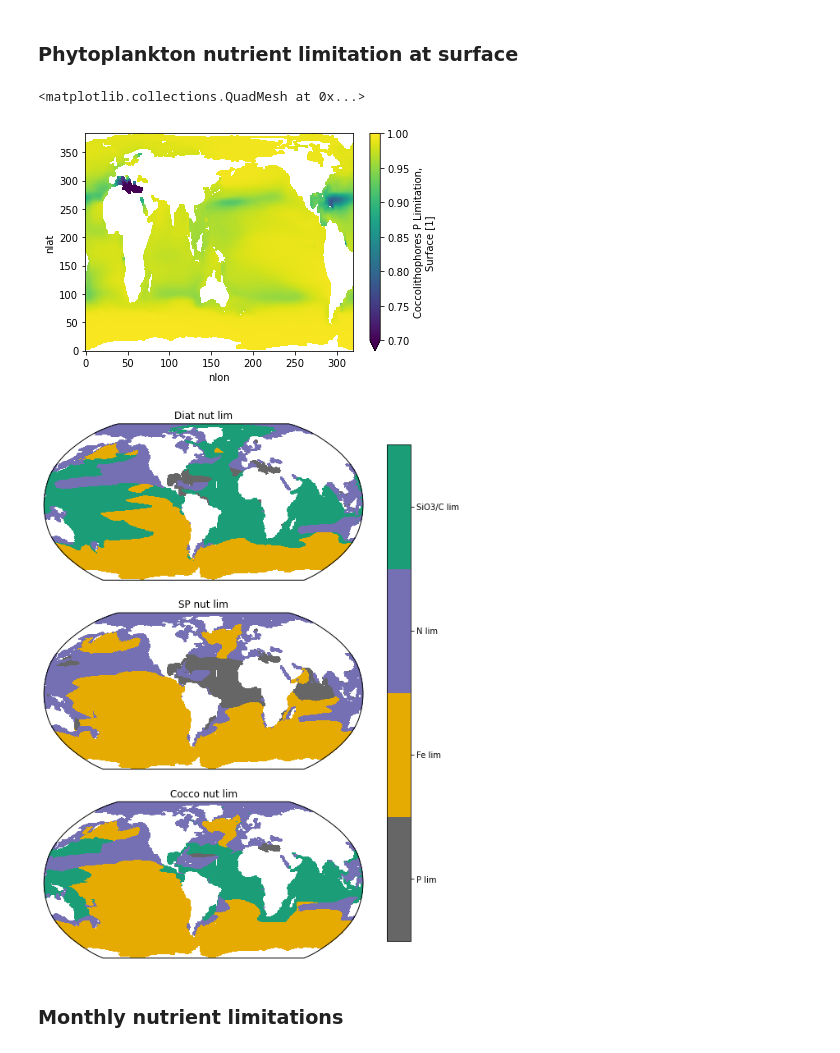
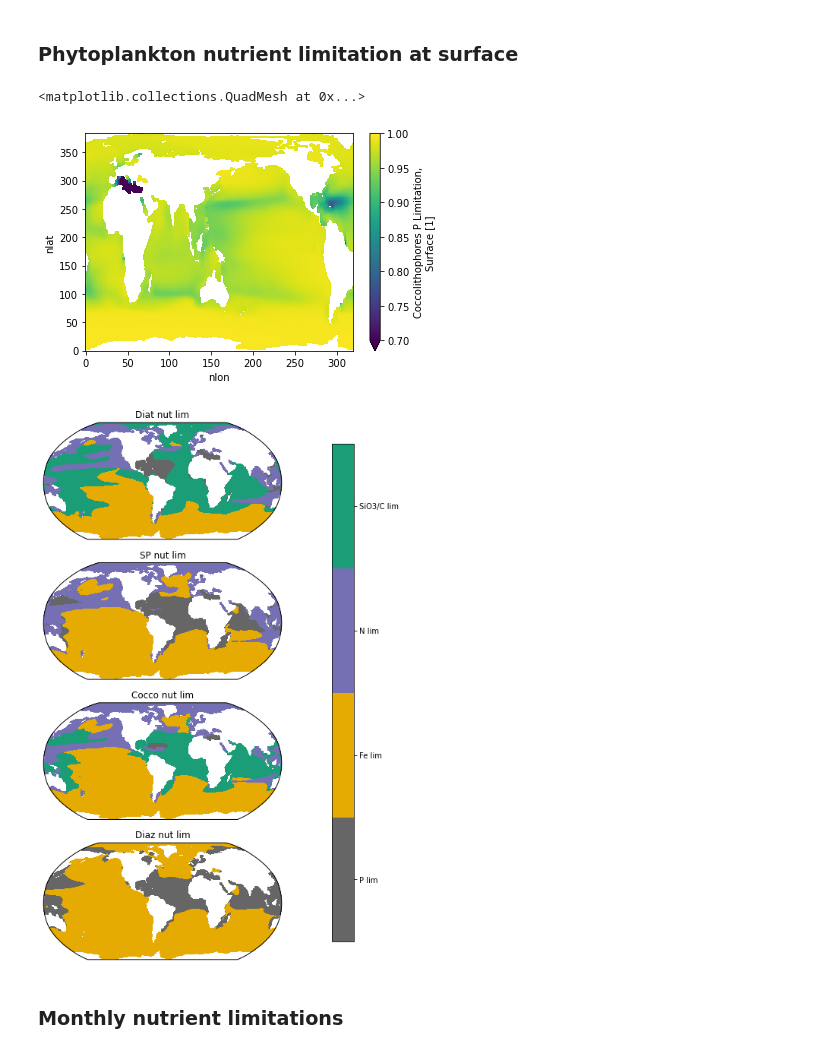
Before and after one commit to kristenkrumhardt/CESM2_oceanBGC_diag, a Jupyter notebook: diagnotics_MARBL_tuningV2/MARBL_diagnostic_hist_cocco.001.ipynb, the cells around one changed output. Cells and saved outputs as stored; diff of their text form; code cells hidden in the pictures.

```diff
--- a/diagnotics_MARBL_tuningV2/MARBL_diagnostic_hist_cocco.001.ipynb
+++ b/diagnotics_MARBL_tuningV2/MARBL_diagnostic_hist_cocco.001.ipynb
@@ -19,7 +19,7 @@ from scipy import stats
 # %% [markdown]
 ### Define latest year and get the CESM data
 # %%
-start_yr = 1
+start_yr = 95
 num_years = 10
 endyr=start_yr + num_years
 case = 'g.e22b05.G1850ECOIAF_JRA.TL319_g17.cocco.001'
@@ -337,7 +337,7 @@ limarray_cocco=xr.concat((cesm_ann_ds.cocco_P_lim_surf, cesm_ann_ds.cocco_Fe_lim
 cesm_ann_ds.cocco_P_lim_surf.plot(vmin=0.7,vmax=1)
 # %% [output]
 <matplotlib.collections.QuadMesh at 0x...>
-[figure, old version]
+[figure, new version]
 # %%
 most_lim_sp=limarray_sp.argmin(dim='nutrient', skipna=False)
 most_lim_diat=limarray_diat.argmin(dim='nutrient', skipna=False)
@@ -350,30 +350,34 @@ most_lim_diat = most_lim_diat.squeeze()
 most_lim_diaz = most_lim_diaz.squeeze()
 most_lim_cocco = most_lim_cocco.squeeze()
 # %%
-fig = plt.figure(figsize=(8,12))
+fig = plt.figure(figsize=(8,13))
 
-ax = fig.add_subplot(3,1,1, projection=ccrs.Robinson(central_longitude=305.0))
+ax = fig.add_subplot(4,1,1, projection=ccrs.Robinson(central_longitude=305.0))
 ax.set_title('Diat nut lim', fontsize=12)
 pc=ax.pcolormesh(lons, lats, most_lim_diat.where(~mask), cmap=plt.cm.get_cmap('Dark2_r',4),vmin=-0.5,vmax=3.5,transform=ccrs.PlateCarree())
 colorbar_specs = {'ticks' : np.arange(0,4,1)}
 
-ax = fig.add_subplot(3,1,2, projection=ccrs.Robinson(central_longitude=305.0))
+ax = fig.add_subplot(4,1,2, projection=ccrs.Robinson(central_longitude=305.0))
 ax.set_title('SP nut lim', fontsize=12)
 pc=ax.pcolormesh(lons, lats, most_lim_sp.where(~mask), cmap=plt.cm.get_cmap('Dark2_r',4),vmin=-0.5,vmax=3.5,transform=ccrs.PlateCarree())
 colorbar_specs = {'ticks' : np.arange(0,4,1)}
 
-ax = fig.add_subplot(3,1,3, projection=ccrs.Robinson(central_longitude=305.0))
+ax = fig.add_subplot(4,1,3, projection=ccrs.Robinson(central_longitude=305.0))
 ax.set_title('Cocco nut lim', fontsize=12)
 pc=ax.pcolormesh(lons, lats, most_lim_cocco.where(~mask), cmap=plt.cm.get_cmap('Dark2_r',4),vmin=-0.5,vmax=3.5,transform=ccrs.PlateCarree())
 colorbar_specs = {'ticks' : np.arange(0,4,1)}
 
+ax = fig.add_subplot(4,1,4, projection=ccrs.Robinson(central_longitude=305.0))
+ax.set_title('Diaz nut lim', fontsize=12)
+pc=ax.pcolormesh(lons, lats, most_lim_diaz.where(~mask), cmap=plt.cm.get_cmap('Dark2_r',4),vmin=-0.5,vmax=3.5,transform=ccrs.PlateCarree())
+colorbar_specs = {'ticks' : np.arange(0,4,1)}
 
 fig.subplots_adjust(right=0.8)
 cbar_ax = fig.add_axes([0.85, 0.15, 0.05, 0.7])
 cbar = fig.colorbar(pc, cax=cbar_ax,**colorbar_specs)
 cbar.ax.set_yticklabels(['P lim', 'Fe lim', 'N lim','SiO3/C lim']);
 # %% [output]
-[figure, old version]
+[figure, new version]
 # %% [markdown]
 ### Monthly nutrient limitations
 # %%
```
Also changed, not shown: parts of 16 cells of this notebook, 12 other files.
